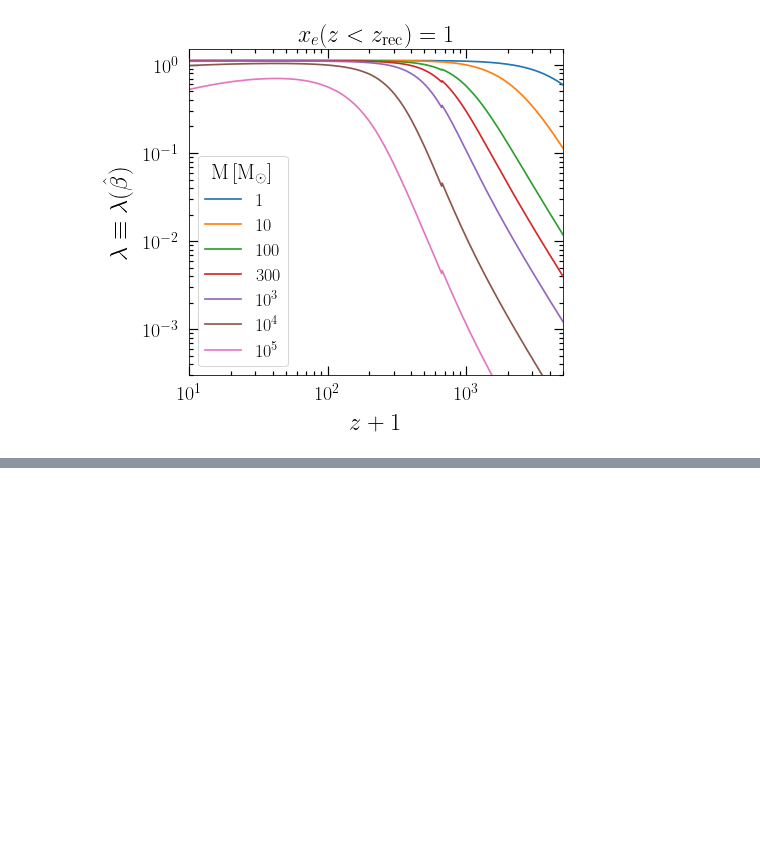
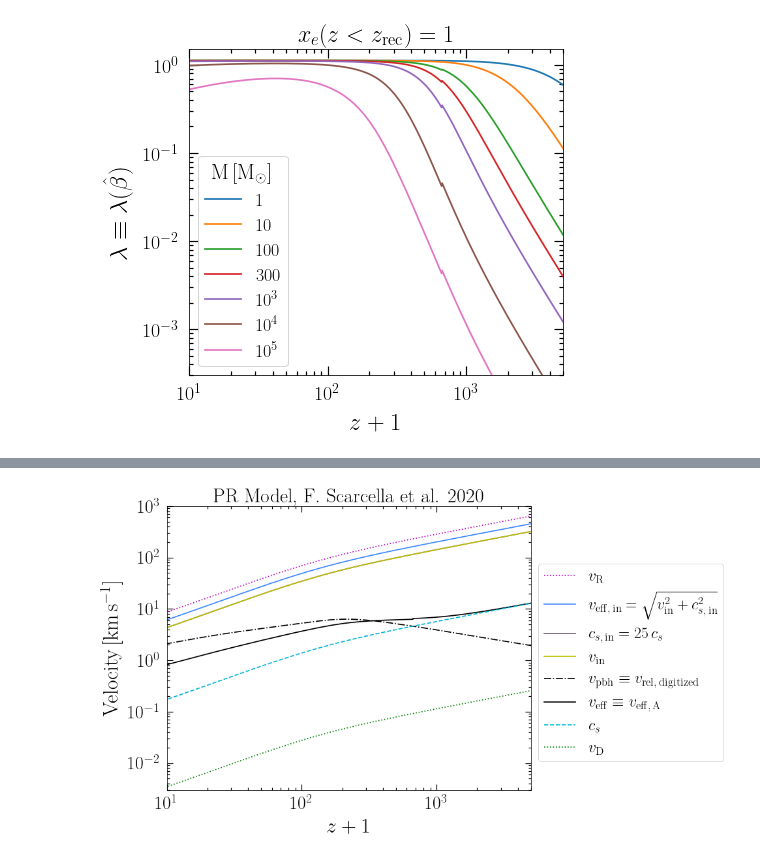
Before and after one commit to pratibhajangra591/project-2, a Jupyter notebook: c_s, β, λ vs z+1.ipynb, the cells around one changed output, grey strips where cells are left out. Cells and saved outputs as stored; diff of their text form; code cells hidden in the pictures; blank space fills up the shorter version.

```diff
--- a/c_s, β, λ vs z+1.ipynb
+++ b/c_s, β, λ vs z+1.ipynb
@@ -258,0 +401,66 @@ plt.show()
+# %%
+# Plot of the velocities of the PBH and of the
+# accreted material inside the ionized region
+# of PR accretion Model as per https://arxiv.org/pdf/2012.10421.pdf.
+
+fig,ax = plt.subplots(1, figsize = (10, 8))
+plt.rc('lines', linewidth = 1.7)
+plt.rcParams['font.family'] = 'serif'
+plt.tick_params(axis = 'both', right=True, top=True, which = 'minor', width= 1.2, length = 4, direction = 'in')
+plt.tick_params(axis = 'both', right=True, top=True, which = 'major', width= 1.2, length = 9, direction = 'in')
+
+
+z_array = np.geomspace(1, 1e4, 10000)
+cs_array = np.zeros(len(z_array))
+cs_in_array = np.zeros(len(z_array))
+v_eff_in_array = np.zeros(len(z_array))
+v_eff_array = np.zeros(len(z_array))
+v_pbh_digitized_array = np.zeros(len(z_array))
+v_in_array = np.zeros(len(z_array))
+v_R_array = np.zeros(len(z_array))
+v_D_array = np.zeros(len(z_array))
+
+
+free_parameter = 25
+for i, z in enumerate(z_array):
+    cs_array[i] = c_s(z) * (pc/yr) * 1e-3
+    v_eff_array[i] = v_eff(z) * (pc/yr) * 1e-3
+    v_eff_in_array[i] = v_eff_in(z) * (pc/yr) * 1e-3
+    cs_in_array[i] = c_s_in(z) * (pc/yr) * 1e-3
+    v_pbh_digitized_array[i] = v_pbh(z) * (pc/yr) * 1e-3
+    v_in_array[i] = v_in(z) * (pc/yr) * 1e-3
+    v_R_array[i] = v_R(z) * (pc/yr) * 1e-3
+    v_D_array[i] = v_D(z) * (pc/yr) * 1e-3
+
+
+ax.loglog(z_array, v_R_array, 'm', ls = ':')
+ax.loglog(z_array, v_eff_in_array, '#3a86ff')
+ax.loglog(z_array, cs_in_array, '#735d78')
+ax.loglog(z_array, v_in_array, 'y')
+ax.loglog(z_array, v_pbh_digitized_array, 'k', ls = '-.')
+ax.loglog(z_array, v_eff_array, 'k', ls = '-')
+ax.loglog(z_array, cs_array, '#00b4d8', ls = '--')
+ax.loglog(z_array, v_D_array, 'g', ls = ':')
+
+ax.tick_params(axis='x', pad = 9.9)
+ax.tick_params(axis='y', pad = 9.9)
+
+
+
+
+plt.legend([r'$v_\mathrm{R}$', r'$v_\mathrm{eff, \, in} = \sqrt{v_{\mathrm{in}}^{2} + c_{s,\, \mathrm{in}}^{2}}$', '$c_{s,\, \mathrm{in}} = 25 \,c_{s} $',
+           '$v_{\mathrm{in}}$', r'$v_\mathrm{pbh} \equiv v_\mathrm{rel,\, digitized}$',
+          r'$v_\mathrm{eff} \equiv v_\mathrm{eff, \, A}$', '$c_{s}$' ,'$v_\mathrm{D}$'],
+           title_fontsize = 12, loc = (1.02, 0.1), prop = {"size":24})
+
+plt.ylim(3e-3, 1e3)
+plt.xlim(10, 5000)
+plt.ylabel(r"Velocity$\, \mathrm{[km \,s^{-1}}]$ ", fontsize = 32, labelpad = 8)
+plt.xlabel(r"$z + 1$", fontsize = 32, labelpad = 8)
+plt.xticks(fontsize = 28)
+plt.yticks(fontsize = 28)
+plt.title('PR Model,  F. Scarcella et al. 2020', fontsize = 30, pad = 6)
+plt.savefig('PR_velocities.pdf', bbox_inches = 'tight')
+plt.show()
+# %% [output]
+[figure, added]
```
Also changed, not shown: parts of 11 cells of this notebook.
